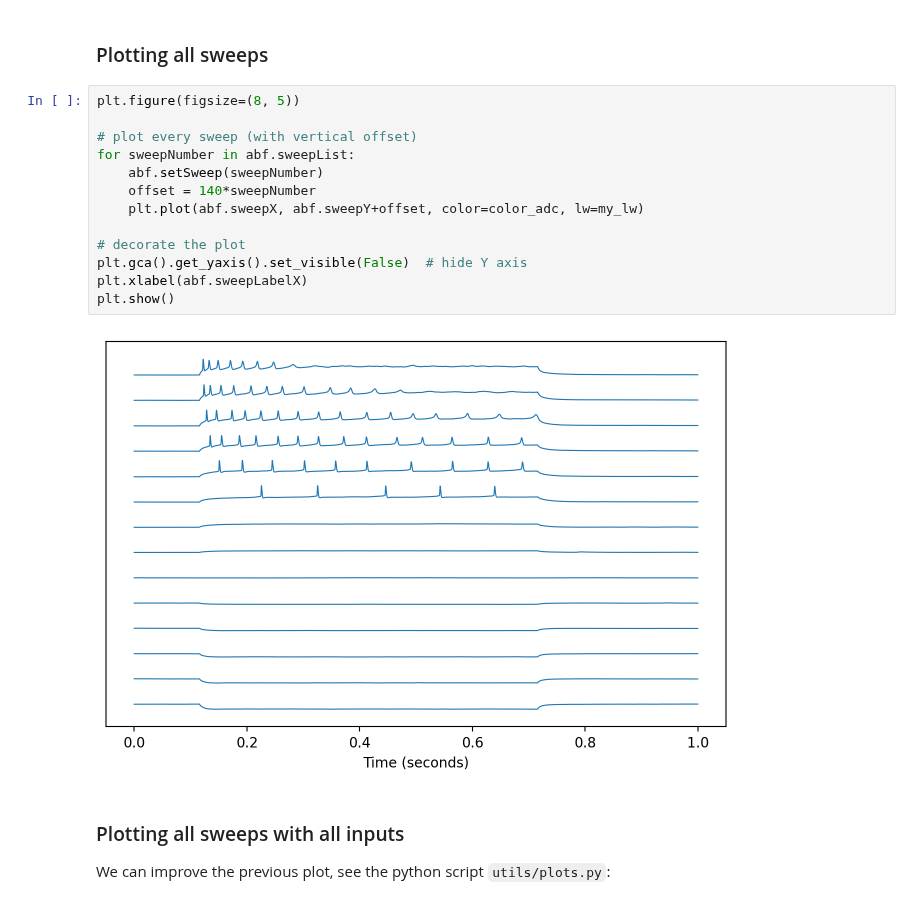
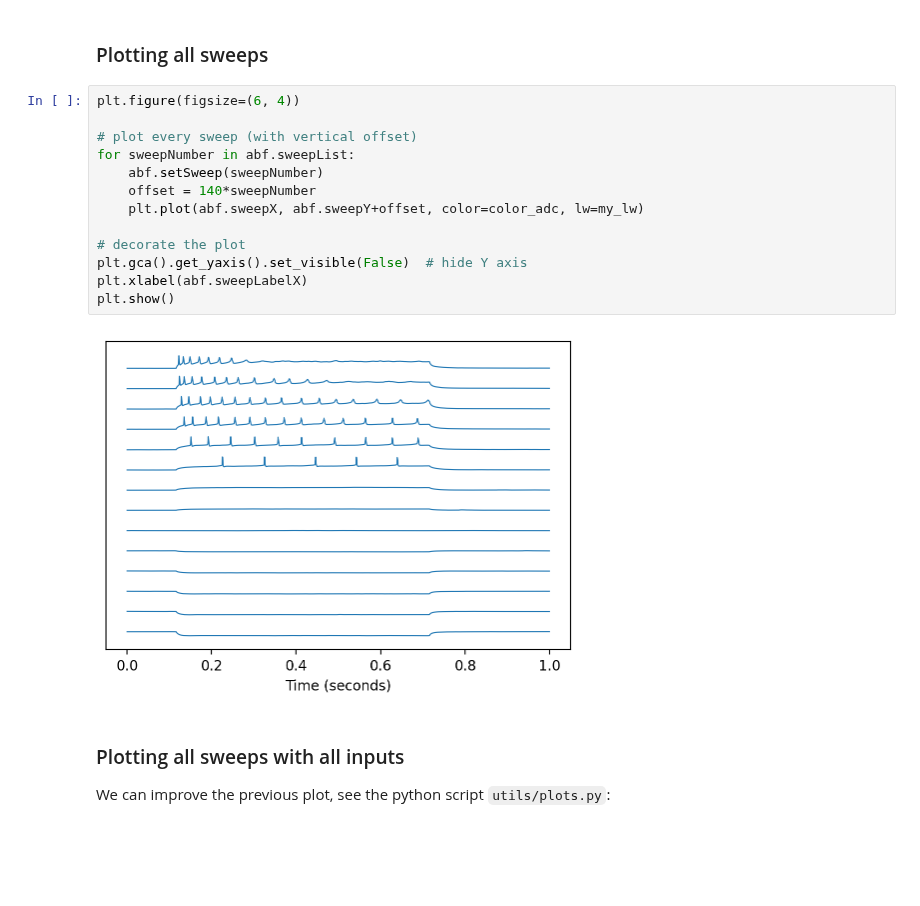
Before and after one commit to fabien-campillo/data-science-spikes, a Jupyter notebook: 4_pyabf.ipynb, the cells around one changed output. Cells and saved outputs as stored; diff of their text form; blank space fills up the shorter version.

```diff
--- a/4_pyabf.ipynb
+++ b/4_pyabf.ipynb
@@ -309,20 +309,20 @@ Type:      function
 # %% [markdown]
 ### Plotting all sweeps
 # %%
-plt.figure(figsize=(8, 5))
+plt.figure(figsize=(6, 4))
 
 # plot every sweep (with vertical offset)
 for sweepNumber in abf.sweepList:
     abf.setSweep(sweepNumber)
     offset = 140*sweepNumber
     plt.plot(abf.sweepX, abf.sweepY+offset, color=color_adc, lw=my_lw)
 
 # decorate the plot
 plt.gca().get_yaxis().set_visible(False)  # hide Y axis
 plt.xlabel(abf.sweepLabelX)
 plt.show()
 # %% [output]
-[figure, old version]
+[figure, new version]
 # %% [markdown]
 ### Plotting all sweeps with all inputs
 
```
Also changed, not shown: parts of 4 cells of this notebook, 3 other files.
